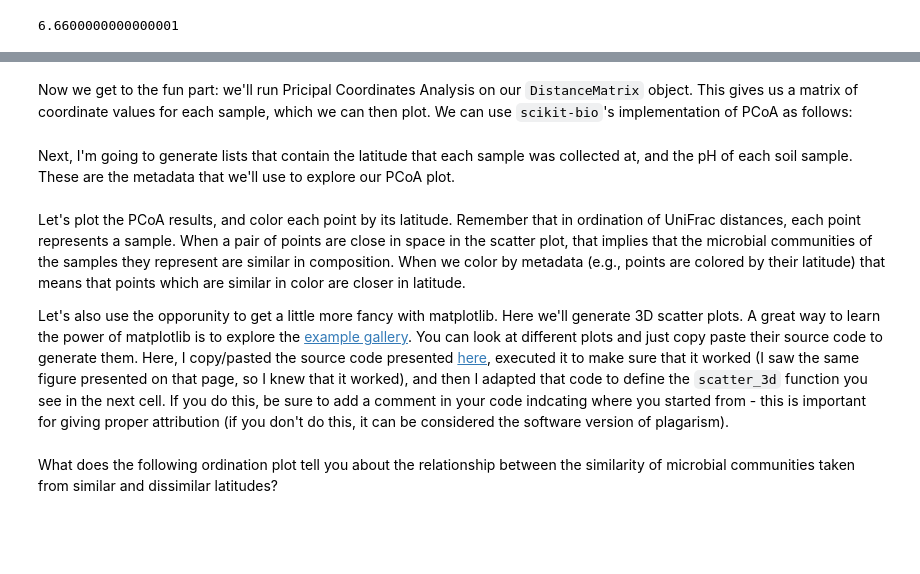
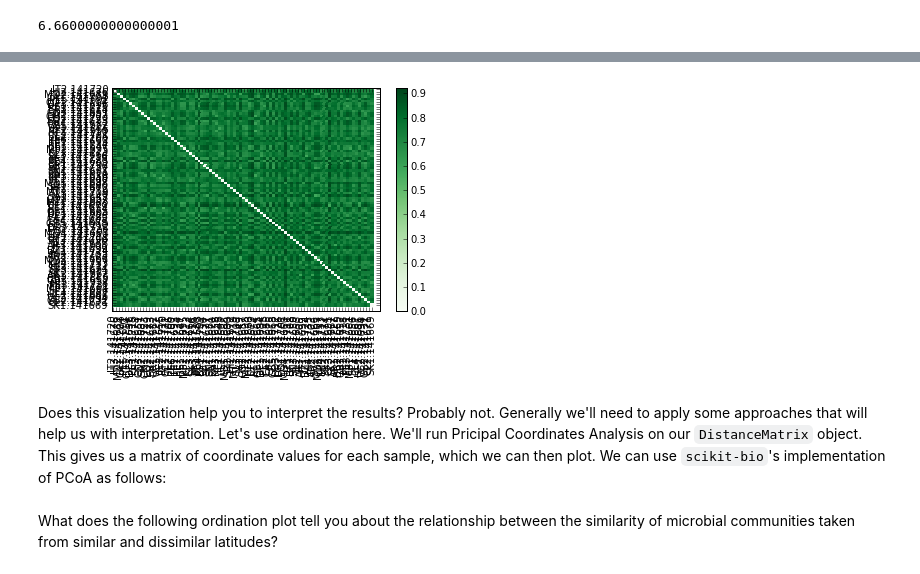
Before and after one commit to applied-bioinformatics/An-Introduction-To-Applied-Bioinformatics, a Jupyter notebook: applications/biological-diversity.ipynb, the cells around one changed output, grey strips where cells are left out. Saved outputs shown, nothing was run; the diff lists cells and outputs as text; code cells hidden in the pictures; blank space fills up the shorter version.

```diff
--- a/applications/biological-diversity.ipynb
+++ b/applications/biological-diversity.ipynb
@@ -1044,2 +843,8 @@ Data:
+# %%
+from iab.data import lauber_soil_unweighted_unifrac_dm
+
+_ = lauber_soil_unweighted_unifrac_dm.plot(cmap='Greens')
+# %% [output]
+[figure, added]
 # %% [markdown]
-Now we get to the fun part: we'll run Pricipal Coordinates Analysis on our ``DistanceMatrix`` object. This gives us a matrix of coordinate values for each sample, which we can then plot. We can use ``scikit-bio``'s implementation of PCoA as follows:
+Does this visualization help you to interpret the results? Probably not. Generally we'll need to apply some approaches that will help us with interpretation. Let's use ordination here. We'll run Pricipal Coordinates Analysis on our ``DistanceMatrix`` object. This gives us a matrix of coordinate values for each sample, which we can then plot. We can use ``scikit-bio``'s implementation of PCoA as follows:
@@ -1061,2 +850,0 @@ soil_pcoa_ids = soil_pcoa_result.site_ids
-# %% [markdown]
-Next, I'm going to generate lists that contain the latitude that each sample was collected at, and the pH of each soil sample. These are the metadata that we'll use to explore our PCoA plot.
@@ -1066,4 +850,0 @@ soil_ordered_pHs = [soil_sample_md['pH'][sid] for sid in soil_pcoa_ids]
-# %% [markdown]
-Let's plot the PCoA results, and color each point by its latitude. Remember that in ordination of UniFrac distances, each point represents a sample. When a pair of points are close in space in the scatter plot, that implies that the microbial communities of the samples they represent are similar in composition. When we color by metadata (e.g., points are colored by their latitude) that means that points which are similar in color are closer in latitude.
-
-Let's also use the opporunity to get a little more fancy with matplotlib. Here we'll generate 3D scatter plots. A great way to learn the power of matplotlib is to explore the [example gallery](http://matplotlib.org/gallery.html). You can look at different plots and just copy paste their source code to generate them. Here, I copy/pasted the source code presented [here](http://matplotlib.org/examples/mplot3d/scatter3d_demo.html), executed it to make sure that it worked (I saw the same figure presented on that page, so I knew that it worked), and then I adapted that code to define the ``scatter_3d`` function you see in the next cell. If you do this, be sure to add a comment in your code indcating where you started from - this is important for giving proper attribution (if you don't do this, it can be considered the software version of plagarism).
```
Also changed, not shown: parts of 62 cells of this notebook, 1 other file.
